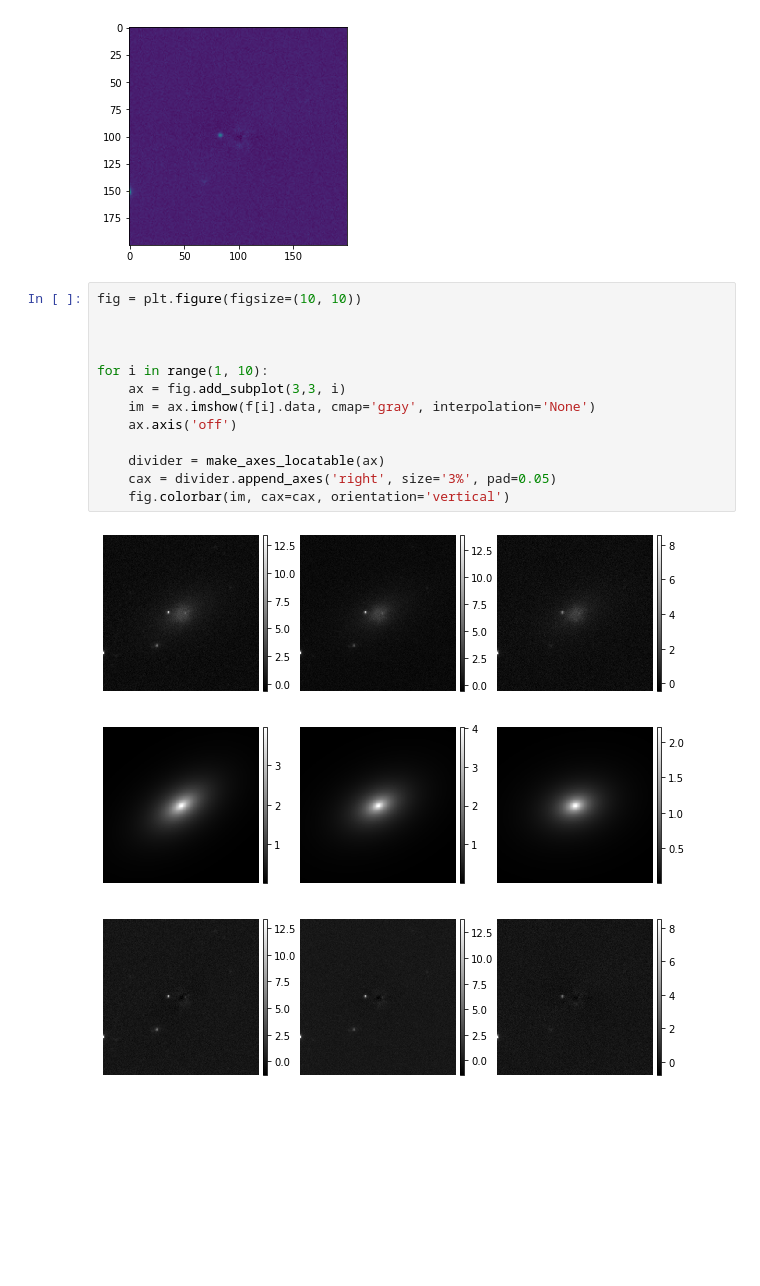
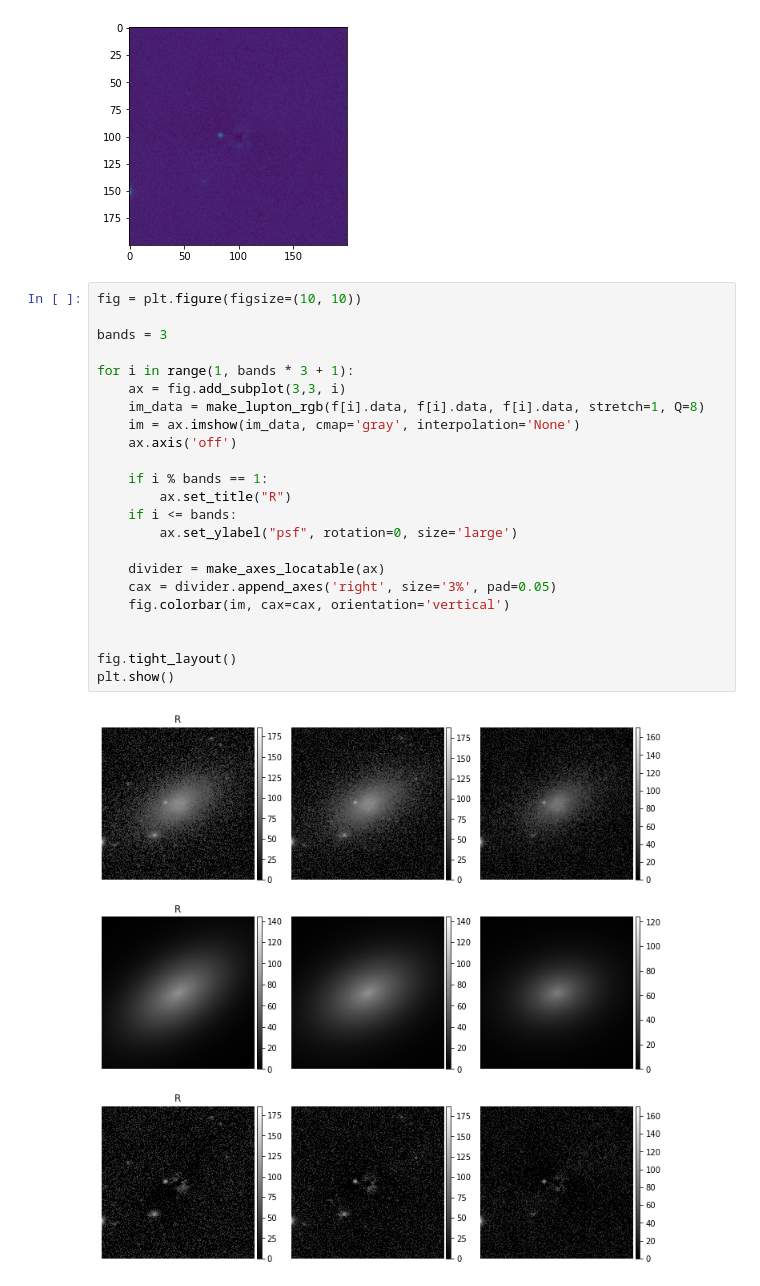
Before and after one commit to Schwarzam/pygalfitm, a Jupyter notebook: dev/feedme_manipulator.ipynb, the cells around one changed output. Drawn from its saved outputs; the diff is of its cells as text; blank space fills up the shorter version.

```diff
--- a/dev/feedme_manipulator.ipynb
+++ b/dev/feedme_manipulator.ipynb
@@ -43,15 +45,25 @@ plt.imshow(f[9].data)
 # %%
 fig = plt.figure(figsize=(10, 10))
 
+bands = 3
 
+for i in range(1, bands * 3 + 1):
+    ax = fig.add_subplot(3,3, i)
+    im_data = make_lupton_rgb(f[i].data, f[i].data, f[i].data, stretch=1, Q=8)
+    im = ax.imshow(im_data, cmap='gray', interpolation='None')
+    ax.axis('off')
 
-for i in range(1, 10):
-    ax = fig.add_subplot(3,3, i)
-    im = ax.imshow(f[i].data, cmap='gray', interpolation='None')
-    ax.axis('off')
+    if i % bands == 1:
+        ax.set_title("R")
+    if i <= bands:
+        ax.set_ylabel("psf", rotation=0, size='large')
 
     divider = make_axes_locatable(ax)
     cax = divider.append_axes('right', size='3%', pad=0.05)
     fig.colorbar(im, cax=cax, orientation='vertical')
+
+
+fig.tight_layout()
+plt.show()
 # %% [output]
-[figure, old version]
+[figure, new version]
```
Also changed, not shown: parts of 9 cells of this notebook.
